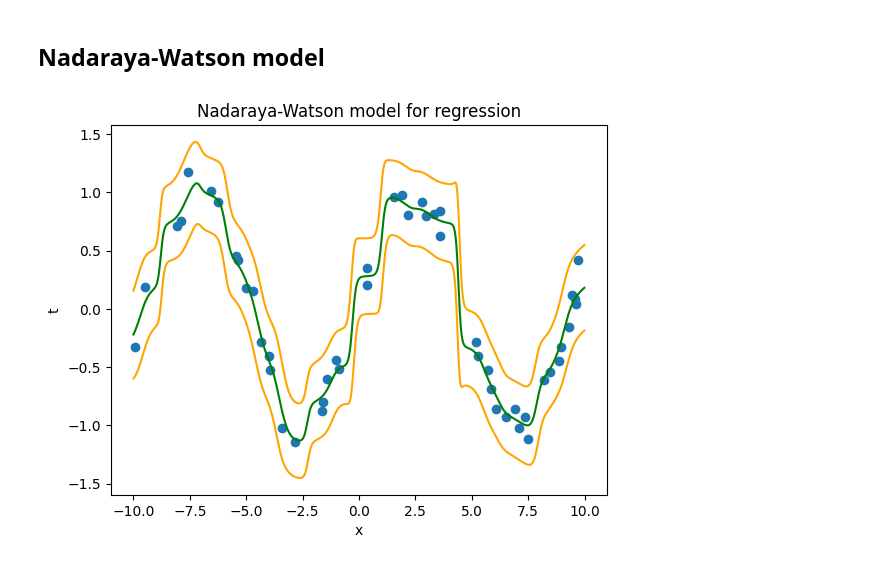
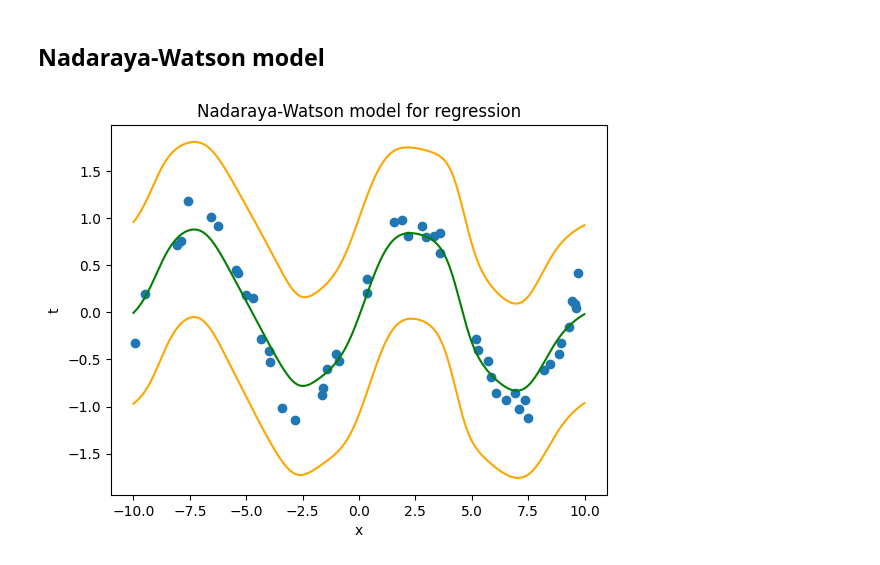
Before and after one commit to SonPhatTranDeveloper/nadaraya-watson-regression, a Jupyter notebook: nadaraya_watson_regression.ipynb, the cells around one changed output. Drawn from its saved outputs; the diff is of its cells as text; code cells hidden in the pictures.

```diff
--- a/nadaraya_watson_regression.ipynb
+++ b/nadaraya_watson_regression.ipynb
@@ -73,24 +73,24 @@ def predict(X, t, X_test, sigma_squared):
 # %%
 # Generate test points
 X_test = np.arange(-10, 10, 0.01)
 
 # Get the mean and variance of prediction
-means, variances = predict(x, t, X_test, sigma_squared=0.1)
+means, variances = predict(x, t, X_test, sigma_squared=0.8)
 standard_deviation = np.sqrt(variances)
 
 # Draw the mean and variances
 lower_bound = means - standard_deviation
 upper_bound = means + standard_deviation
 
 # Plot the lines and points
 plt.plot(X_test, means, color='green')
 plt.plot(X_test, lower_bound, color='orange')
 plt.plot(X_test, upper_bound, color='orange')
 plt.scatter(x, t)
 plt.xlabel('x')
 plt.ylabel('t')
 plt.title('Nadaraya-Watson model for regression')
 plt.savefig('figures/nadaraya.png')
 plt.show()
 # %% [output]
-[figure, old version]
+[figure, new version]
```
